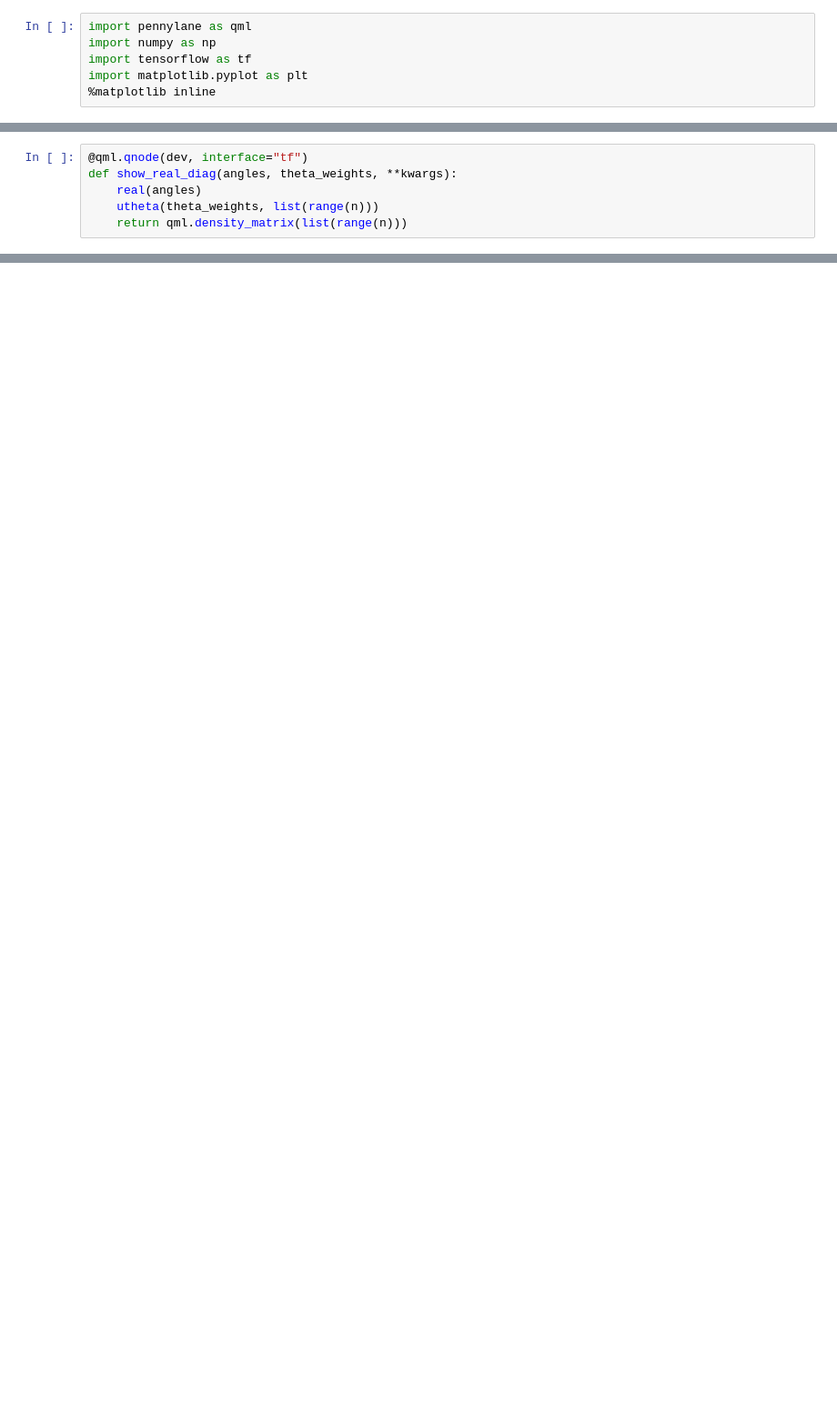
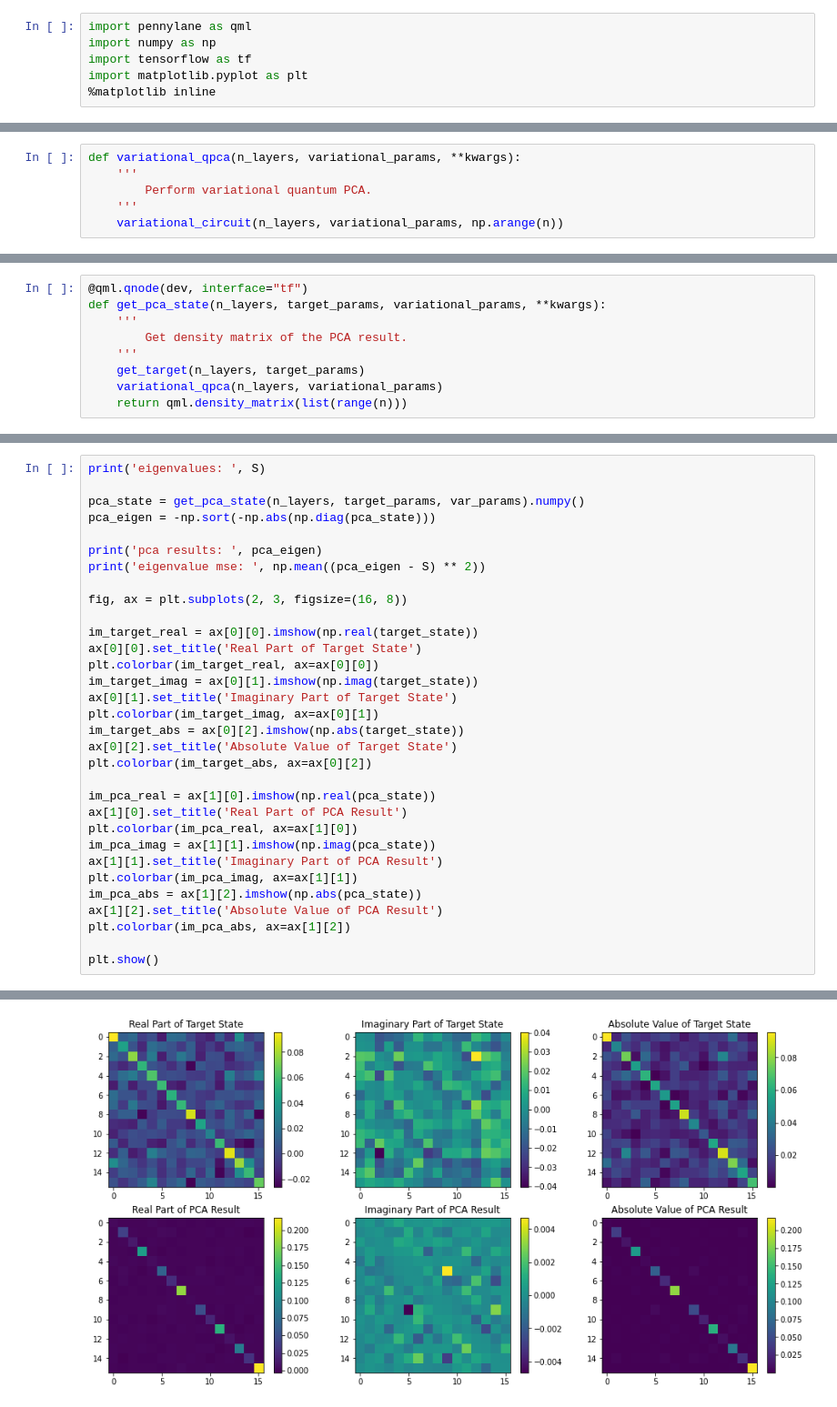
Before and after one commit to haimengzhao/g-qpca, a Jupyter notebook: qpca_gen.ipynb, the cells around one changed output, grey strips where cells are left out. Shown: that part at 91% size. Drawn from its saved outputs; the diff is of its cells as text; blank space fills up the shorter version.

```diff
--- a/qpca_gen.ipynb
+++ b/qpca_gen.ipynb
@@ -47,0 +40,6 @@ def pcaloss(angles, theta_weights, **kwargs):
+# %%
+def variational_qpca(n_layers, variational_params, **kwargs):
+    '''
+        Perform variational quantum PCA.
+    '''
+    variational_circuit(n_layers, variational_params, np.arange(n))
@@ -112,6 +145,9 @@ Step 195: cost = 0.025558542068542564
 # %%
 @qml.qnode(dev, interface="tf")
-def show_real_diag(angles, theta_weights, **kwargs):
-    real(angles)
-    utheta(theta_weights, list(range(n)))
+def get_pca_state(n_layers, target_params, variational_params, **kwargs):
+    '''
+        Get density matrix of the PCA result.
+    '''
+    get_target(n_layers, target_params)
+    variational_qpca(n_layers, variational_params)
     return qml.density_matrix(list(range(n)))
@@ -132,0 +154,33 @@ plt.show()
+# %%
+print('eigenvalues: ', S)
+
+pca_state = get_pca_state(n_layers, target_params, var_params).numpy()
+pca_eigen = -np.sort(-np.abs(np.diag(pca_state)))
+
+print('pca results: ', pca_eigen)
+print('eigenvalue mse: ', np.mean((pca_eigen - S) ** 2))
+
+fig, ax = plt.subplots(2, 3, figsize=(16, 8))
+
+im_target_real = ax[0][0].imshow(np.real(target_state))
+ax[0][0].set_title('Real Part of Target State')
+plt.colorbar(im_target_real, ax=ax[0][0])
+im_target_imag = ax[0][1].imshow(np.imag(target_state))
+ax[0][1].set_title('Imaginary Part of Target State')
+plt.colorbar(im_target_imag, ax=ax[0][1])
+im_target_abs = ax[0][2].imshow(np.abs(target_state))
+ax[0][2].set_title('Absolute Value of Target State')
+plt.colorbar(im_target_abs, ax=ax[0][2])
+
+im_pca_real = ax[1][0].imshow(np.real(pca_state))
+ax[1][0].set_title('Real Part of PCA Result')
+plt.colorbar(im_pca_real, ax=ax[1][0])
+im_pca_imag = ax[1][1].imshow(np.imag(pca_state))
+ax[1][1].set_title('Imaginary Part of PCA Result')
+plt.colorbar(im_pca_imag, ax=ax[1][1])
+im_pca_abs = ax[1][2].imshow(np.abs(pca_state))
+ax[1][2].set_title('Absolute Value of PCA Result')
+plt.colorbar(im_pca_abs, ax=ax[1][2])
+
+plt.show()
+# %% [output]
@@ -132,0 +195 @@ plt.show()
+[figure, added]
```
Also changed, not shown: parts of 13 cells of this notebook.
